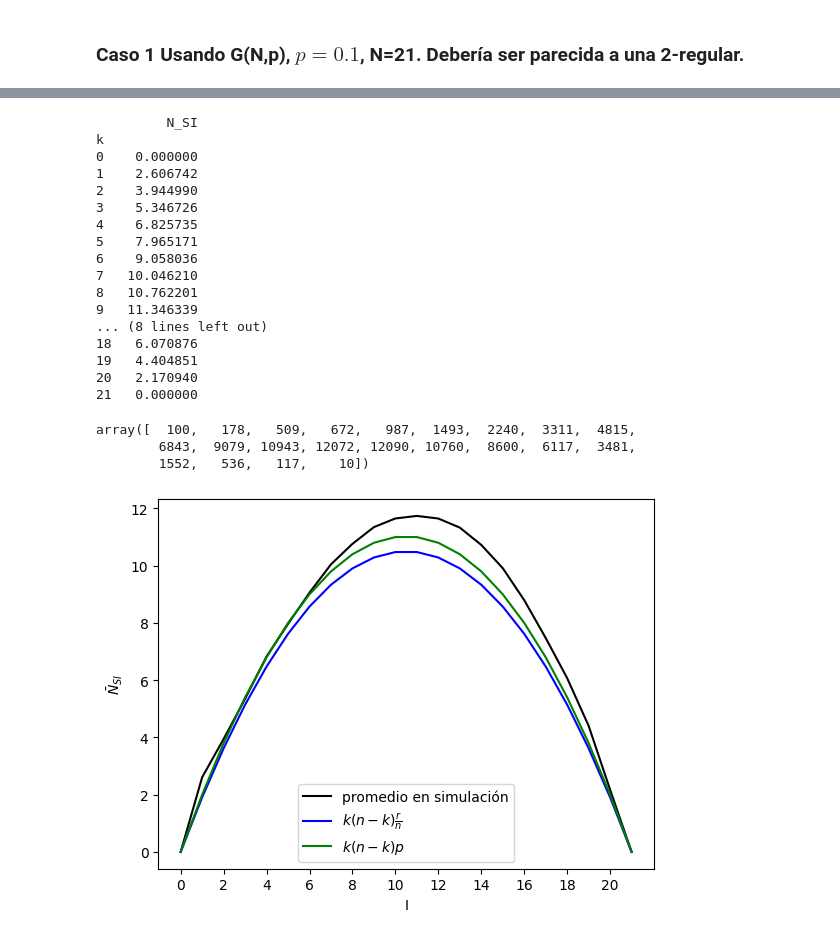
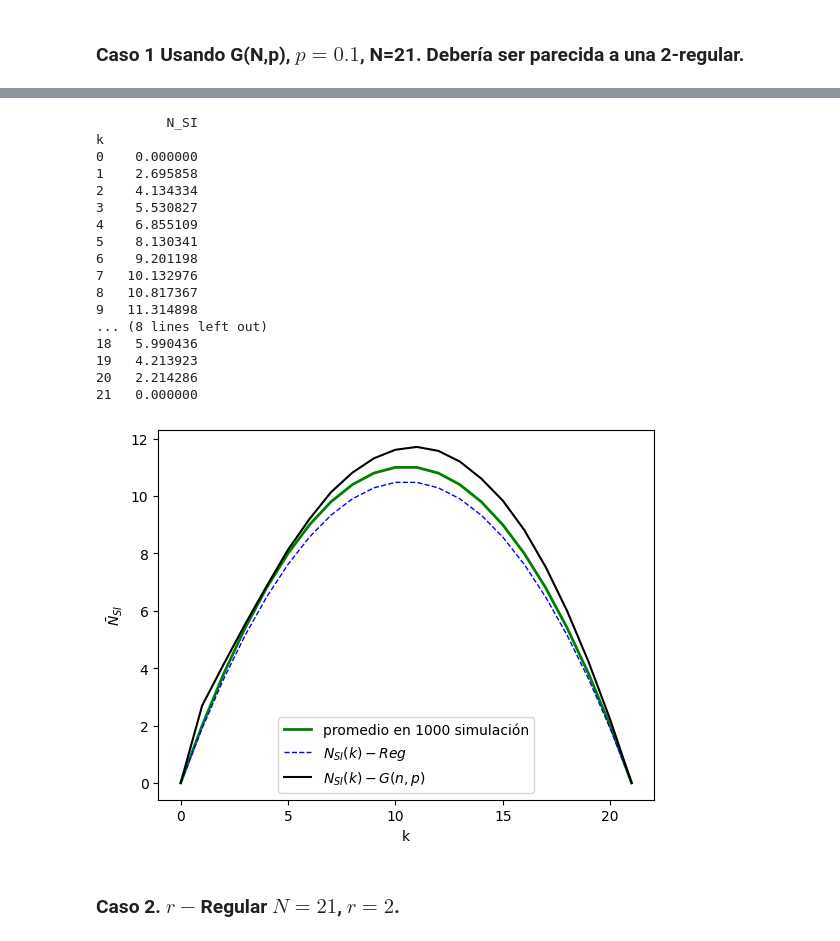
Before and after one commit to JairEsc/Aproximaciones-de-Modelos-Epidemiologicos, a Jupyter notebook: SIS_conteo.ipynb, the cells around one changed output, grey strips where cells are left out. Cells and saved outputs as stored; diff of their text form; code cells hidden in the pictures.

```diff
--- a/SIS_conteo.ipynb
+++ b/SIS_conteo.ipynb
@@ -164,10 +148,12 @@ Depende fuértemente del cociente entre tasas de infección y recuperación.
 N=21
 min_len_col=0
 hist_N_SI=[]
-np.random.seed(1)
-iteraciones=100
+np.random.seed(0)
+iteraciones=1000
+iter=0
 conteo_data=pd.DataFrame([[0,0]],columns=['N_SI','k'])
-while(min(conteo_data.groupby(['k']).apply(lambda x: len(x)).values[0:int(N/2)])<iteraciones):
+while(iter<iteraciones):
+  iter+=1
   G=nx.gnp_random_graph(n=N,p=0.1)
   G=nx.convert_node_labels_to_integers(G,ordering='default',)
   while(nx.is_connected(G)==False):#Generar una gráfica conexa
@@ -188,43 +174,39 @@ print(conteo_promedio)
          N_SI
 k
 0    0.000000
-1    2.606742
-2    3.944990
-3    5.346726
-4    6.825735
-5    7.965171
-6    9.058036
-7   10.046210
-8   10.762201
-9   11.346339
+1    2.695858
+2    4.134334
+3    5.530827
+4    6.855109
+5    8.130341
+6    9.201198
+7   10.132976
+8   10.817367
+9   11.314898
 ... (8 lines left out)
-18   6.070876
-19   4.404851
-20   2.170940
+18   5.990436
+19   4.213923
+20   2.214286
 21   0.000000
-# %%
-conteo_data.groupby(['k']).apply(lambda x: len(x)).values
-# %% [output]
-array([  100,   178,   509,   672,   987,  1493,  2240,  3311,  4815,
-        6843,  9079, 10943, 12072, 12090, 10760,  8600,  6117,  3481,
-        1552,   536,   117,    10])
 # %%
 conteo_promedio=conteo_data.groupby(['k']).mean()
 n=2
 r=[]
 r2=[]
 for i in range(0,len(conteo_promedio)):
-    r.append(i*((N-i)/N)*n)
-    r2.append(i*(N-i)*n/(N-1))
-conteo_promedio['approx']=r
-conteo_promedio['approx_2']=r2
-for i in range(0,3):
-    plt.plot(conteo_promedio[conteo_promedio.keys()[i]],color='kbg'[i])
-plt.legend(['promedio en simulación',r'$k(n-k)\frac{r}{n}$','$k(n-k)p$'])
-plt.xticks(range(0,22,2))
-plt.xlabel('I')
+    r.append(i*((N-i)/N)*(0.1*(N-1)))
+    r2.append(i*(N-i)*0.1)
+conteo_promedio['reg']=r
+conteo_promedio['gnp']=r2
+plt.plot(conteo_promedio['gnp'],color='g',linewidth=2,label=r'$N_{SI}(k)-G(n,p)$')
+plt.plot(conteo_promedio['reg'],color='b',linestyle='dashed',linewidth=1,label=r'$N_{SI}(k)-Reg$')
+plt.plot(conteo_promedio.N_SI,color='black',label='promedio en simulaciones')
+plt.legend(['promedio en 1000 simulación',r'$N_{SI}(k)-Reg$','$N_{SI}(k)-G(n,p)$'])
+plt.xlabel('k')
 plt.ylabel(r'$\bar{N}_{SI}$')
-#plt.savefig('SIS_edges_a.png',dpi=300)
+plt.savefig('SIS_edges_a.png',dpi=300)
 plt.show()
 # %% [output]
-[figure, old version]
+[figure, new version]
+# %% [markdown]
+### Caso 2. $r-$Regular $N=21$, $r=2$.
```
Also changed, not shown: parts of 16 cells of this notebook.
